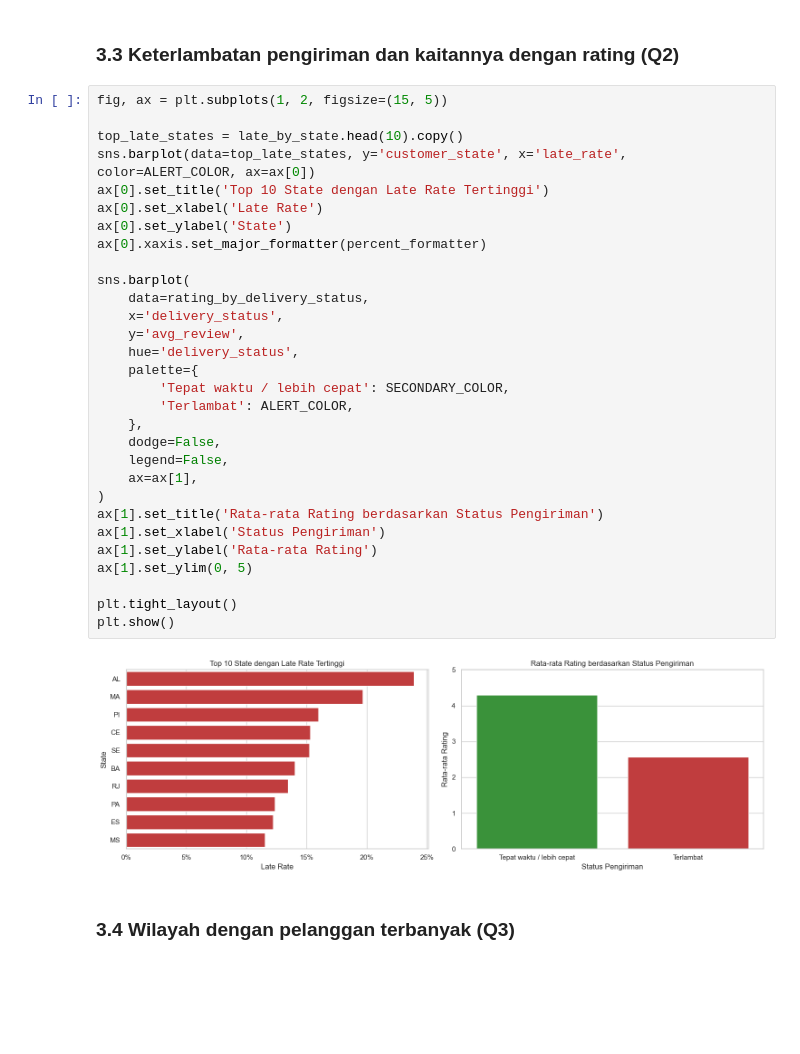
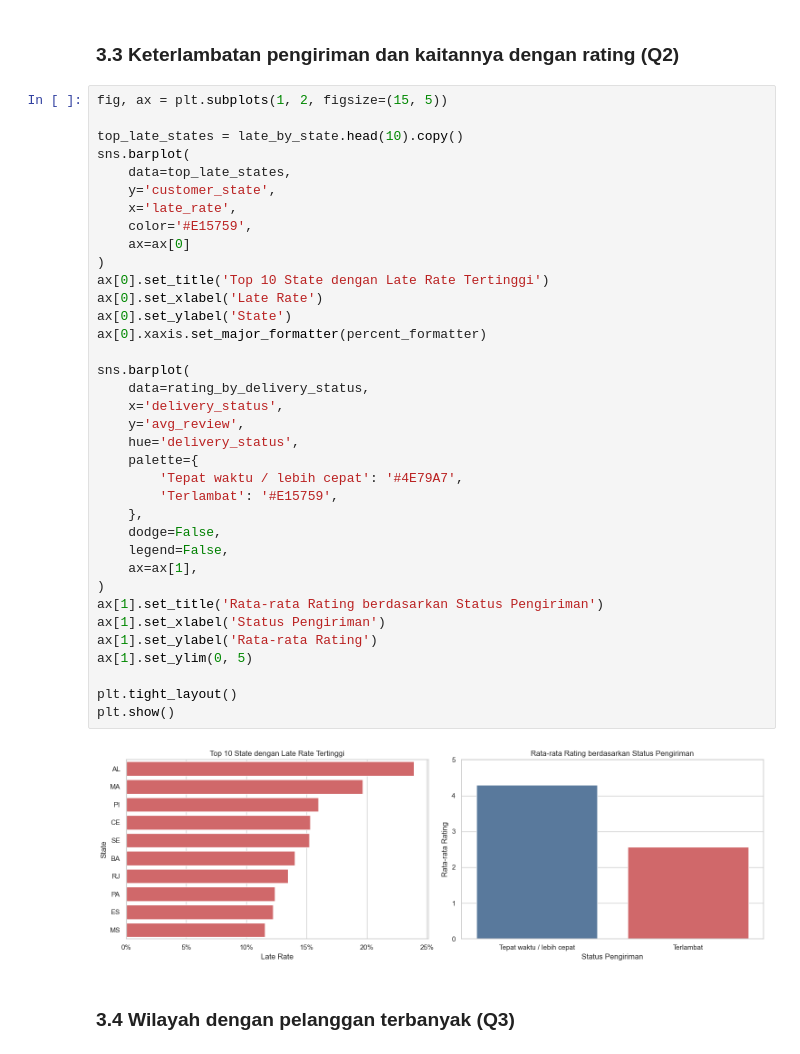
Before and after one commit to zickrian/Belajar-Fundamental-Analisis-Data, a Jupyter notebook: notebook.ipynb, the cells around one changed output. Saved outputs shown, nothing was run; the diff lists cells and outputs as text; blank space fills up the shorter version.

```diff
--- a/notebook.ipynb
+++ b/notebook.ipynb
@@ -483,35 +480,41 @@ plt.show()
 # %%
 fig, ax = plt.subplots(1, 2, figsize=(15, 5))
 
 top_late_states = late_by_state.head(10).copy()
-sns.barplot(data=top_late_states, y='customer_state', x='late_rate', color=ALERT_COLOR, ax=ax[0])
+sns.barplot(
+    data=top_late_states,
+    y='customer_state',
+    x='late_rate',
+    color='#E15759',
+    ax=ax[0]
+)
 ax[0].set_title('Top 10 State dengan Late Rate Tertinggi')
 ax[0].set_xlabel('Late Rate')
 ax[0].set_ylabel('State')
 ax[0].xaxis.set_major_formatter(percent_formatter)
 
 sns.barplot(
     data=rating_by_delivery_status,
     x='delivery_status',
     y='avg_review',
     hue='delivery_status',
     palette={
-        'Tepat waktu / lebih cepat': SECONDARY_COLOR,
-        'Terlambat': ALERT_COLOR,
+        'Tepat waktu / lebih cepat': '#4E79A7',
+        'Terlambat': '#E15759',
     },
     dodge=False,
     legend=False,
     ax=ax[1],
 )
 ax[1].set_title('Rata-rata Rating berdasarkan Status Pengiriman')
 ax[1].set_xlabel('Status Pengiriman')
 ax[1].set_ylabel('Rata-rata Rating')
 ax[1].set_ylim(0, 5)
 
 plt.tight_layout()
 plt.show()
 # %% [output]
-[figure, old version]
+[figure, new version]
 # %% [markdown]
 ### 3.4 Wilayah dengan pelanggan terbanyak (Q3)
 # %%
```
Also changed, not shown: parts of 5 cells of this notebook.
